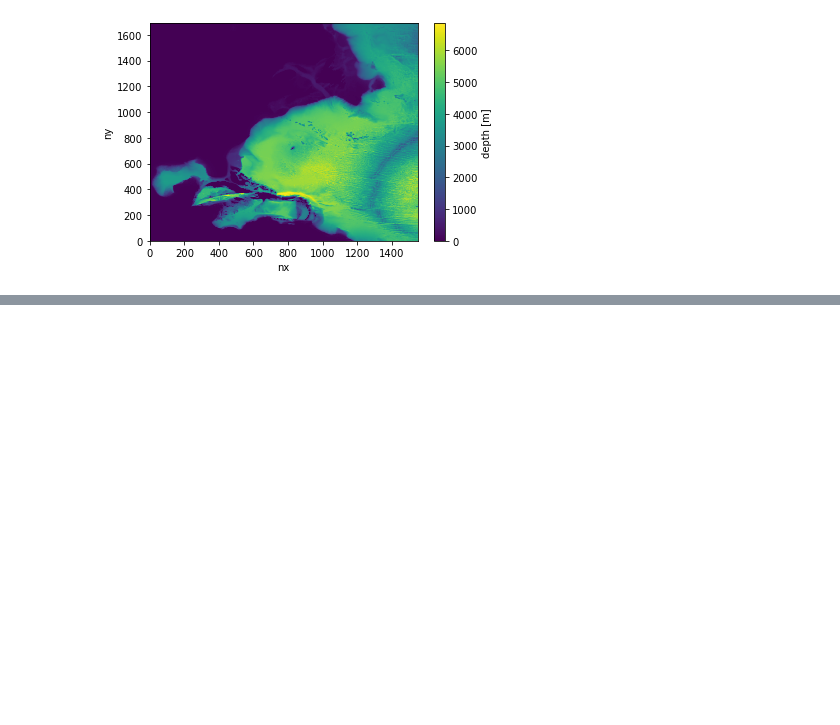
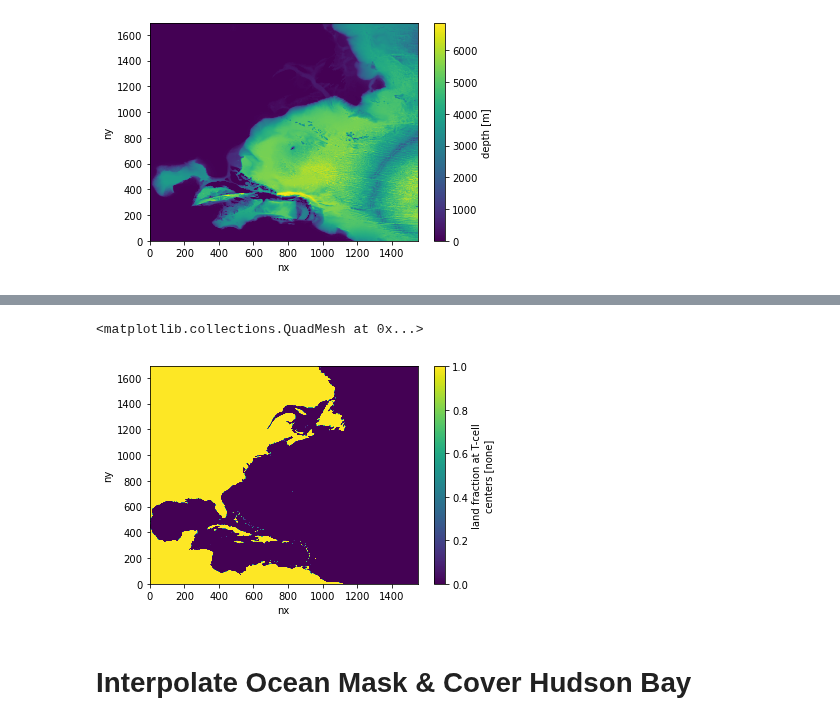
Before and after one commit to jsimkins2/esm_lab, a Jupyter notebook: grid_gen/gridfuncs/increase_grid_resolution.ipynb, the cells around one changed output, grey strips where cells are left out. Saved outputs shown, nothing was run; the diff lists cells and outputs as text; code cells hidden in the pictures; blank space fills up the shorter version.

```diff
--- a/grid_gen/gridfuncs/increase_grid_resolution.ipynb
+++ b/grid_gen/gridfuncs/increase_grid_resolution.ipynb
@@ -102,0 +190,5 @@ subtopo_interp.depth.plot()
+# %%
+hudson.mask.plot()
+# %% [output]
+<matplotlib.collections.QuadMesh at 0x...>
+[figure, added]
@@ -102,0 +198,2 @@ subtopo_interp.depth.plot()
+# %% [markdown]
+# Interpolate Ocean Mask & Cover Hudson Bay
```
Also changed, not shown: parts of 24 cells of this notebook, 1 other file.
